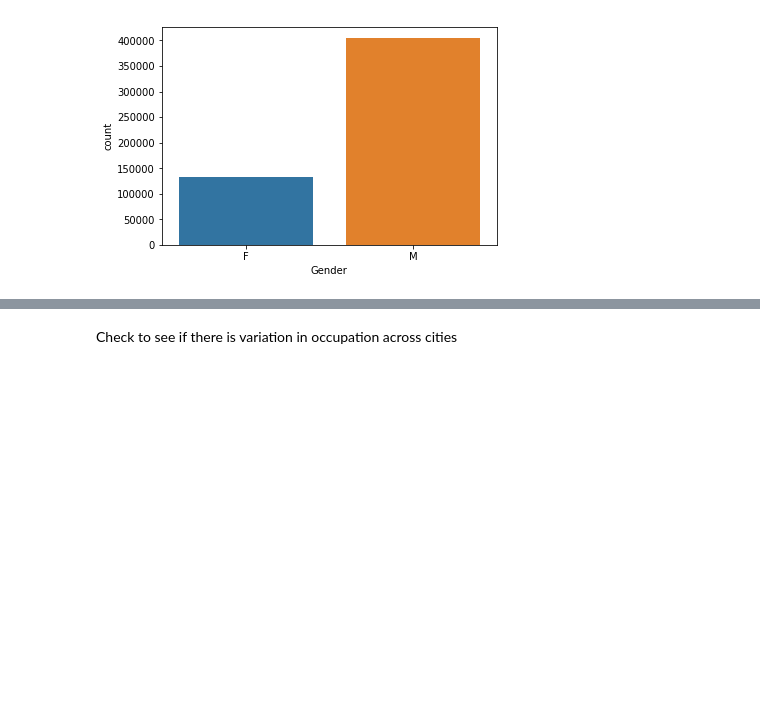
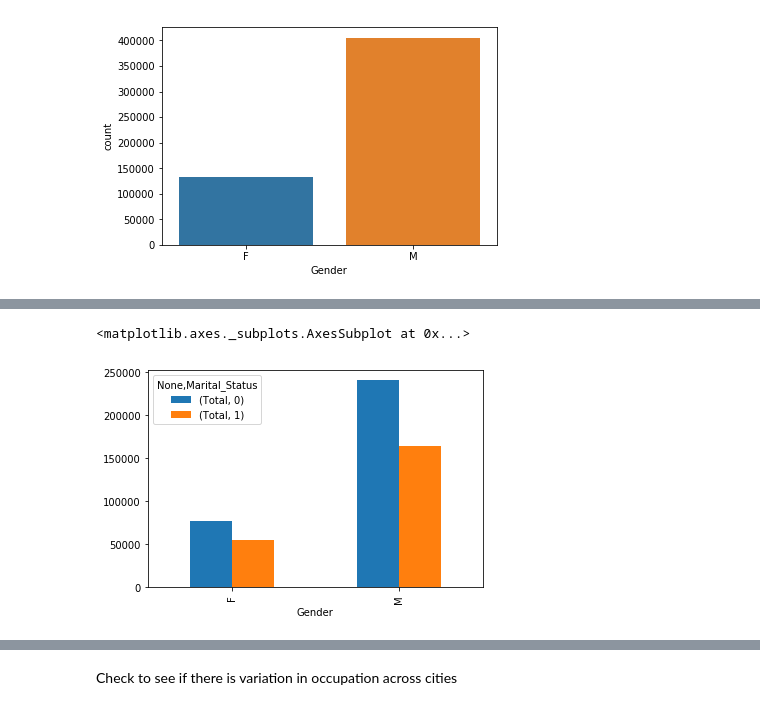
Before and after one commit to kristeesong/EDA---Black-Friday-Analysis, a Jupyter notebook: final_report.ipynb, the cells around one changed output, grey strips where cells are left out. Drawn from its saved outputs; the diff is of its cells as text; code cells hidden in the pictures; blank space fills up the shorter version.

```diff
--- a/final_report.ipynb
+++ b/final_report.ipynb
@@ -142,0 +174,3 @@ sns.countplot(data['Age'])
+# %%
+gender_marriage = data.groupby(['Gender','Marital_Status']).size().reset_index(name="Total")
+gender_marriage.head()
@@ -142,0 +183,5 @@ sns.countplot(data['Age'])
+# %%
+gender_marriage.set_index(['Gender','Marital_Status']).unstack().plot(kind='bar', stacked=False)
+# %% [output]
+<matplotlib.axes._subplots.AxesSubplot at 0x...>
+[figure, added]
```
Also changed, not shown: parts of 54 cells of this notebook.
